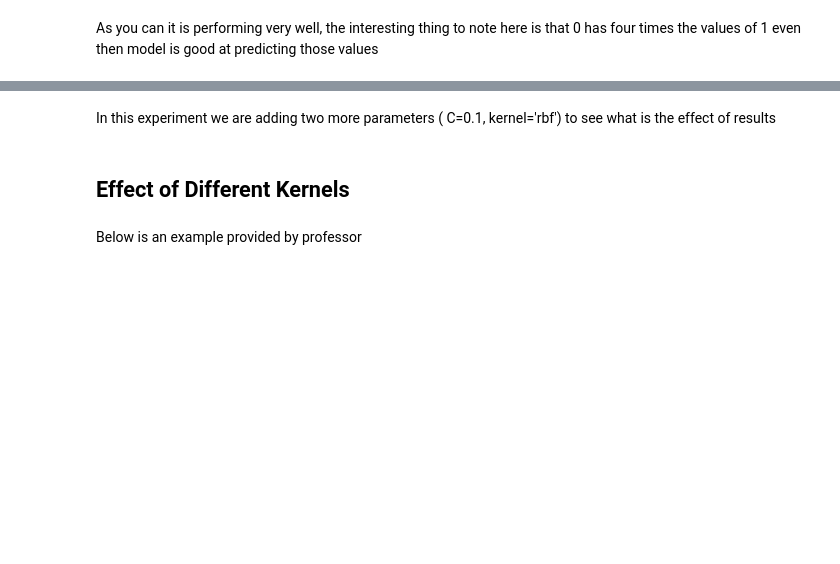
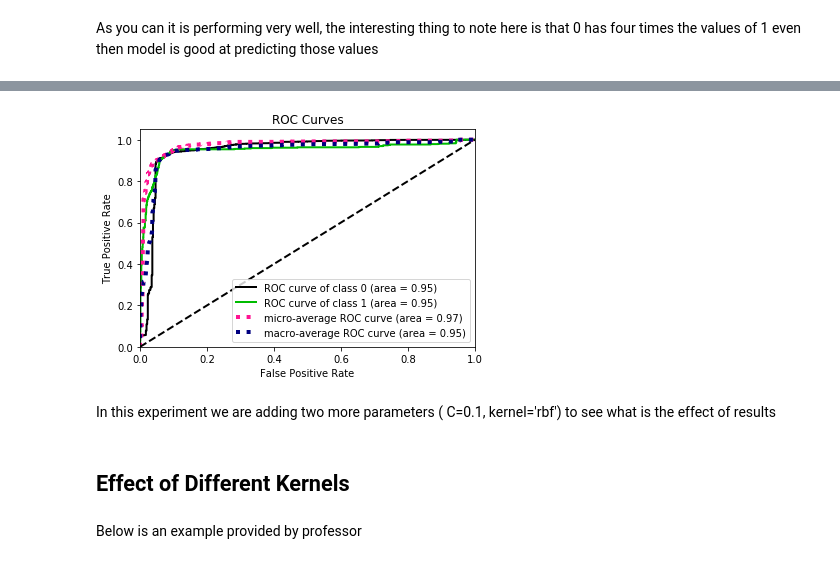
Before and after one commit to piyushtada/data_mining_2020_project_occupancy_detection, a Jupyter notebook: jupyter_notebooks/05_support_vector_machines.ipynb, the cells around one changed output, grey strips where cells are left out. Cells and saved outputs as stored; diff of their text form; code cells hidden in the pictures; blank space fills up the shorter version.

```diff
--- a/jupyter_notebooks/05_support_vector_machines.ipynb
+++ b/jupyter_notebooks/05_support_vector_machines.ipynb
@@ -227,3 +239,8 @@ weighted avg       0.99      0.99      0.99      2443
+# %%
+plot_roc(y_test, y_score)
+plt.show()
+# %% [output]
+[figure, added]
 # %% [markdown]
 In this experiment we are adding two more parameters ( C=0.1, kernel='rbf') to see what is the effect of results
 # %% [markdown]
```
Also changed, not shown: parts of 4 cells of this notebook, 2 other files.
